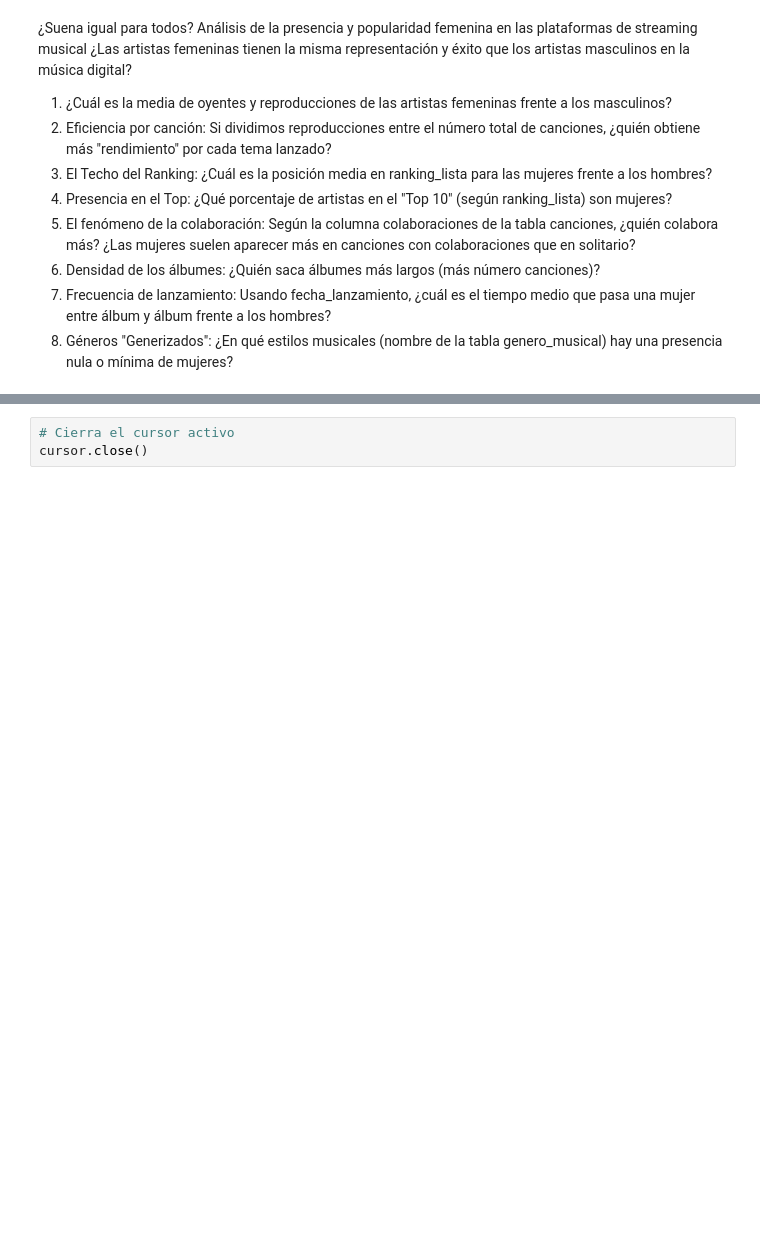
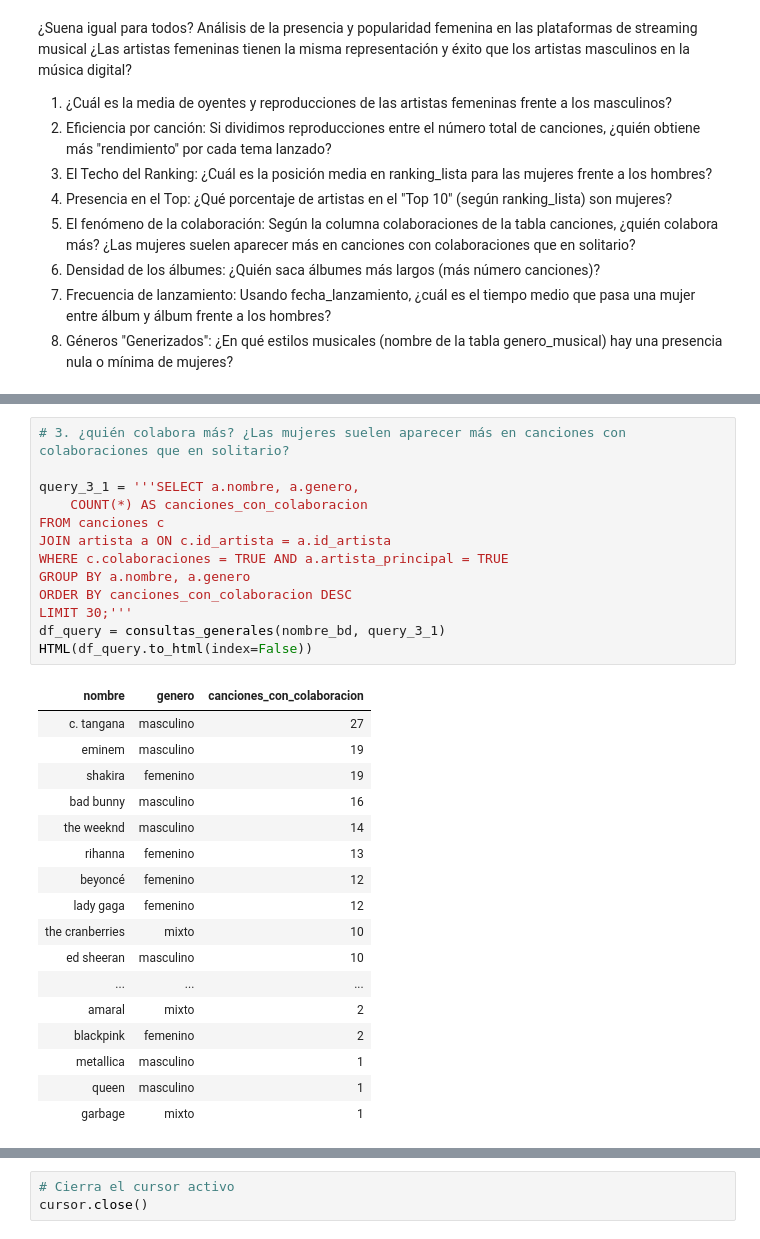
Before and after one commit to Adalab/proyecto-da-promo-67-modulo2-team-1, a Jupyter notebook: Extraccion_datos_apis.ipynb, the cells around one changed output, grey strips where cells are left out. Cells and saved outputs as stored; diff of their text form; blank space fills up the shorter version.

```diff
--- a/Extraccion_datos_apis.ipynb
+++ b/Extraccion_datos_apis.ipynb
@@ -686,0 +804,31 @@ conexion.commit()
+# %%
+# 3. ¿quién colabora más? ¿Las mujeres suelen aparecer más en canciones con colaboraciones que en solitario?
+
+query_3_1 = '''SELECT a.nombre, a.genero,
+    COUNT(*) AS canciones_con_colaboracion
+FROM canciones c
+JOIN artista a ON c.id_artista = a.id_artista
+WHERE c.colaboraciones = TRUE AND a.artista_principal = TRUE
+GROUP BY a.nombre, a.genero
+ORDER BY canciones_con_colaboracion DESC
+LIMIT 30;'''
+df_query = consultas_generales(nombre_bd, query_3_1)
+HTML(df_query.to_html(index=False))
+# %% [output]
+| nombre | genero | canciones_con_colaboracion |
+| c. tangana | masculino | 27 |
+| eminem | masculino | 19 |
+| shakira | femenino | 19 |
+| bad bunny | masculino | 16 |
+| the weeknd | masculino | 14 |
+| rihanna | femenino | 13 |
+| beyoncé | femenino | 12 |
+| lady gaga | femenino | 12 |
+| the cranberries | mixto | 10 |
+| ed sheeran | masculino | 10 |
+| ... | ... | ... |
+| amaral | mixto | 2 |
+| blackpink | femenino | 2 |
+| metallica | masculino | 1 |
+| queen | masculino | 1 |
+| garbage | mixto | 1 |
```
Also changed, not shown: parts of 17 cells of this notebook, 3 other files.
